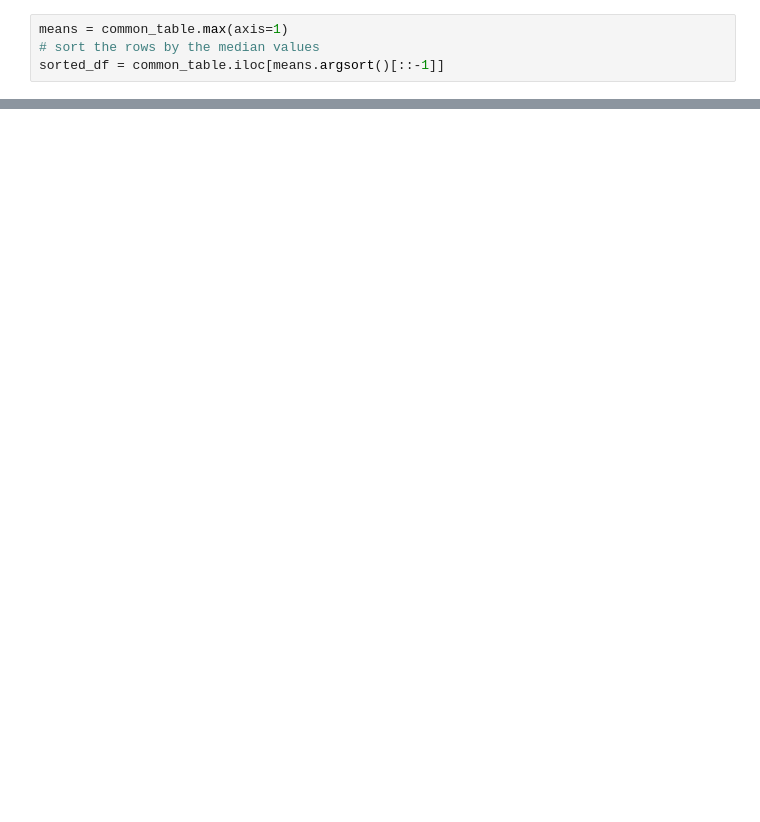
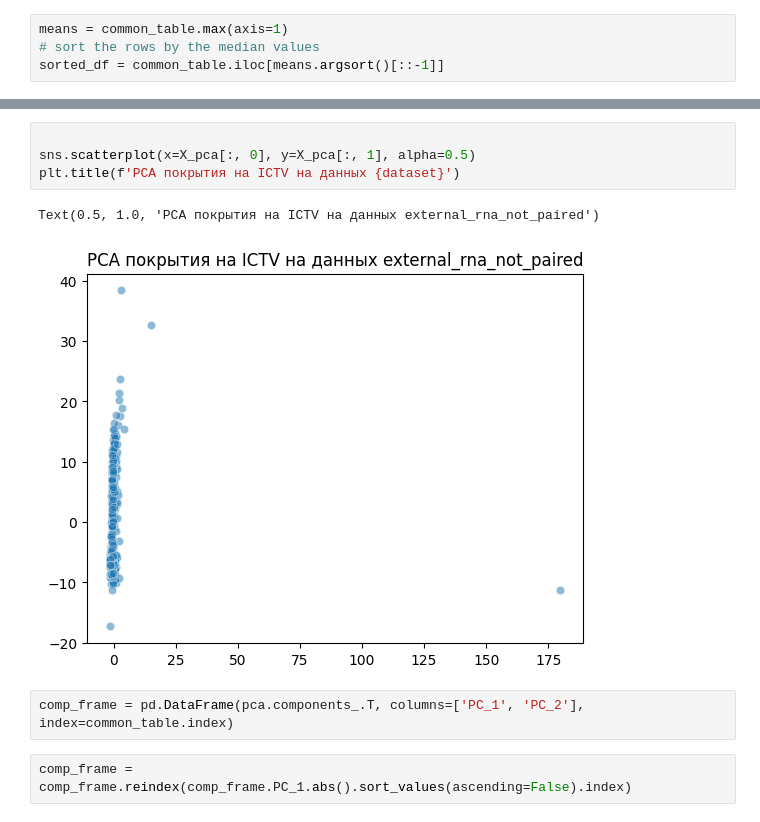
Before and after one commit to NJJeus/AliMarko, a Jupyter notebook: results.ipynb, the cells around one changed output, grey strips where cells are left out. Saved outputs shown, nothing was run; the diff lists cells and outputs as text; blank space fills up the shorter version.

```diff
--- a/results.ipynb
+++ b/results.ipynb
@@ -53,0 +98,11 @@ Text(92.13888888888886, 0.5, 'Species sorted by max coverage')
+# %%
+
+sns.scatterplot(x=X_pca[:, 0], y=X_pca[:, 1], alpha=0.5)
+plt.title(f'PCA покрытия на ICTV на данных {dataset}')
+# %% [output]
+Text(0.5, 1.0, 'PCA покрытия на ICTV на данных external_rna_not_paired')
+[figure, added]
+# %%
+comp_frame = pd.DataFrame(pca.components_.T, columns=['PC_1', 'PC_2'], index=common_table.index)
+# %%
+comp_frame = comp_frame.reindex(comp_frame.PC_1.abs().sort_values(ascending=False).index)
```
Also changed, not shown: parts of 13 cells of this notebook.
